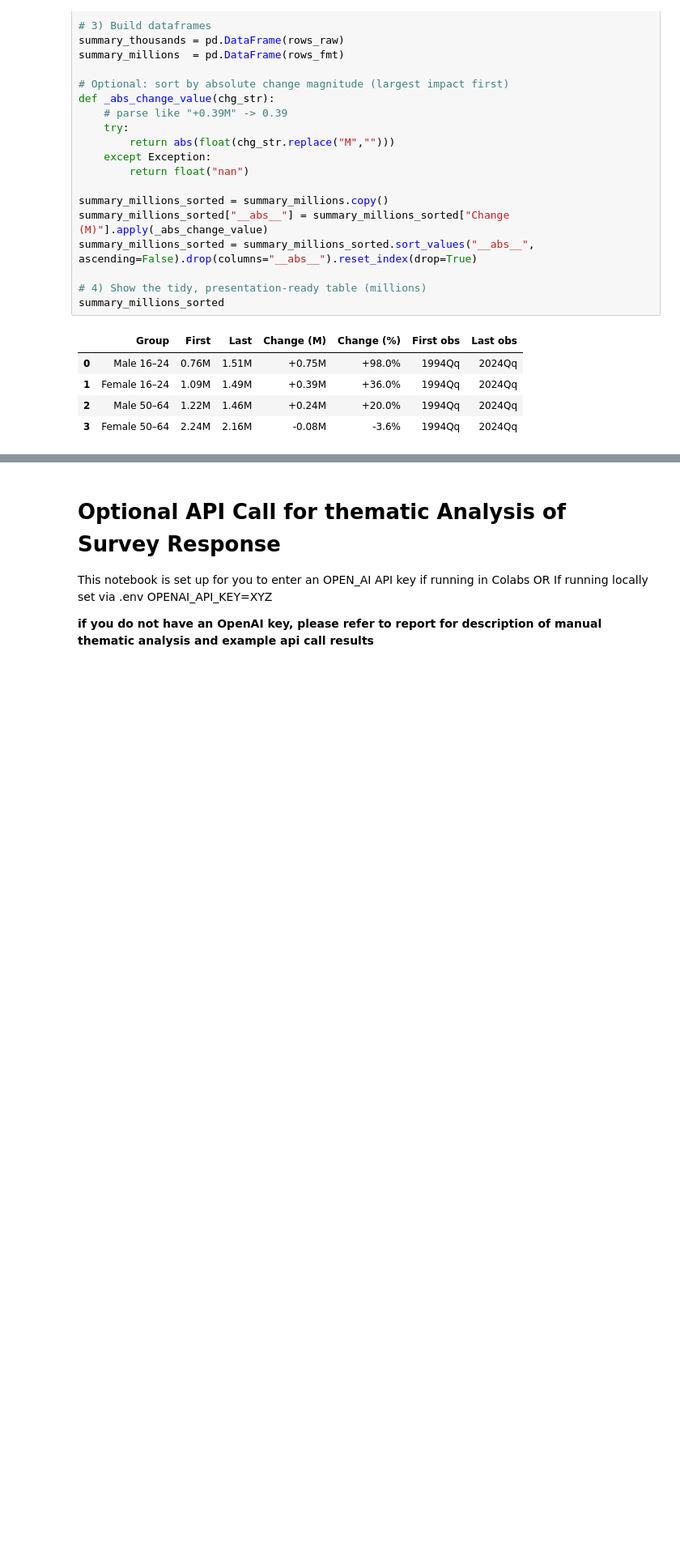
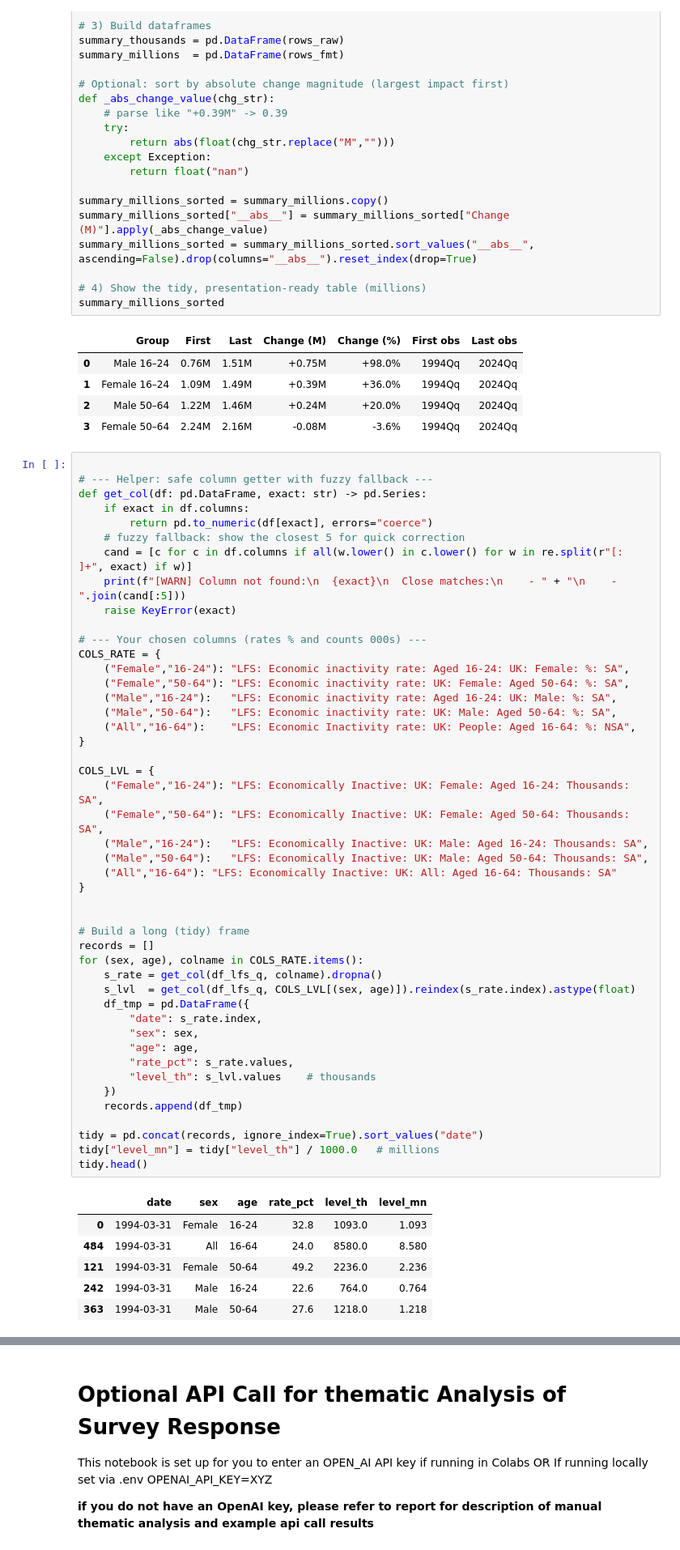
Before and after one commit to monkeymoves/nesta, a Jupyter notebook: notebooks/01_exploration.ipynb, the cells around one changed output, grey strips where cells are left out. Shown at 81% size. Cells and saved outputs as stored; diff of their text form; blank space fills up the shorter version.

```diff
--- a/notebooks/01_exploration.ipynb
+++ b/notebooks/01_exploration.ipynb
@@ -383,3 +383,56 @@ summary_millions_sorted
 | 1 | Female 16–24 | 1.09M | 1.49M | +0.39M | +36.0% | 1994Qq | 2024Qq |
 | 2 | Male 50–64 | 1.22M | 1.46M | +0.24M | +20.0% | 1994Qq | 2024Qq |
 | 3 | Female 50–64 | 2.24M | 2.16M | -0.08M | -3.6% | 1994Qq | 2024Qq |
+# %%
+
+# --- Helper: safe column getter with fuzzy fallback ---
+def get_col(df: pd.DataFrame, exact: str) -> pd.Series:
+    if exact in df.columns:
+        return pd.to_numeric(df[exact], errors="coerce")
+    # fuzzy fallback: show the closest 5 for quick correction
+    cand = [c for c in df.columns if all(w.lower() in c.lower() for w in re.split(r"[: ]+", exact) if w)]
+    print(f"[WARN] Column not found:\n  {exact}\n  Close matches:\n    - " + "\n    - ".join(cand[:5]))
+    raise KeyError(exact)
+
+# --- Your chosen columns (rates % and counts 000s) ---
+COLS_RATE = {
+    ("Female","16-24"): "LFS: Economic inactivity rate: Aged 16-24: UK: Female: %: SA",
+    ("Female","50-64"): "LFS: Economic inactivity rate: UK: Female: Aged 50-64: %: SA",
+    ("Male","16-24"):   "LFS: Economic inactivity rate: Aged 16-24: UK: Male: %: SA",
+    ("Male","50-64"):   "LFS: Economic inactivity rate: UK: Male: Aged 50-64: %: SA",
+    ("All","16-64"):    "LFS: Economic Inactivity rate: UK: People: Aged 16-64: %: NSA",
+}
+
+COLS_LVL = {
+    ("Female","16-24"): "LFS: Economically Inactive: UK: Female: Aged 16-24: Thousands: SA",
+    ("Female","50-64"): "LFS: Economically Inactive: UK: Female: Aged 50-64: Thousands: SA",
+    ("Male","16-24"):   "LFS: Economically Inactive: UK: Male: Aged 16-24: Thousands: SA",
+    ("Male","50-64"):   "LFS: Economically Inactive: UK: Male: Aged 50-64: Thousands: SA",
+    ("All","16-64"): "LFS: Economically Inactive: UK: All: Aged 16-64: Thousands: SA"
+}
+
+
+# Build a long (tidy) frame
+records = []
+for (sex, age), colname in COLS_RATE.items():
+    s_rate = get_col(df_lfs_q, colname).dropna()
+    s_lvl  = get_col(df_lfs_q, COLS_LVL[(sex, age)]).reindex(s_rate.index).astype(float)
+    df_tmp = pd.DataFrame({
+        "date": s_rate.index,
+        "sex": sex,
+        "age": age,
+        "rate_pct": s_rate.values,
+        "level_th": s_lvl.values    # thousands
+    })
+    records.append(df_tmp)
+
+tidy = pd.concat(records, ignore_index=True).sort_values("date")
+tidy["level_mn"] = tidy["level_th"] / 1000.0   # millions
+tidy.head()
+# %% [output]
+|  | date | sex | age | rate_pct | level_th | level_mn |
+| 0 | 1994-03-31 | Female | 16-24 | 32.8 | 1093.0 | 1.093 |
+| 484 | 1994-03-31 | All | 16-64 | 24.0 | 8580.0 | 8.580 |
+| 121 | 1994-03-31 | Female | 50-64 | 49.2 | 2236.0 | 2.236 |
+| 242 | 1994-03-31 | Male | 16-24 | 22.6 | 764.0 | 0.764 |
+| 363 | 1994-03-31 | Male | 50-64 | 27.6 | 1218.0 | 1.218 |
```
Also changed, not shown: parts of 3 cells of this notebook.
